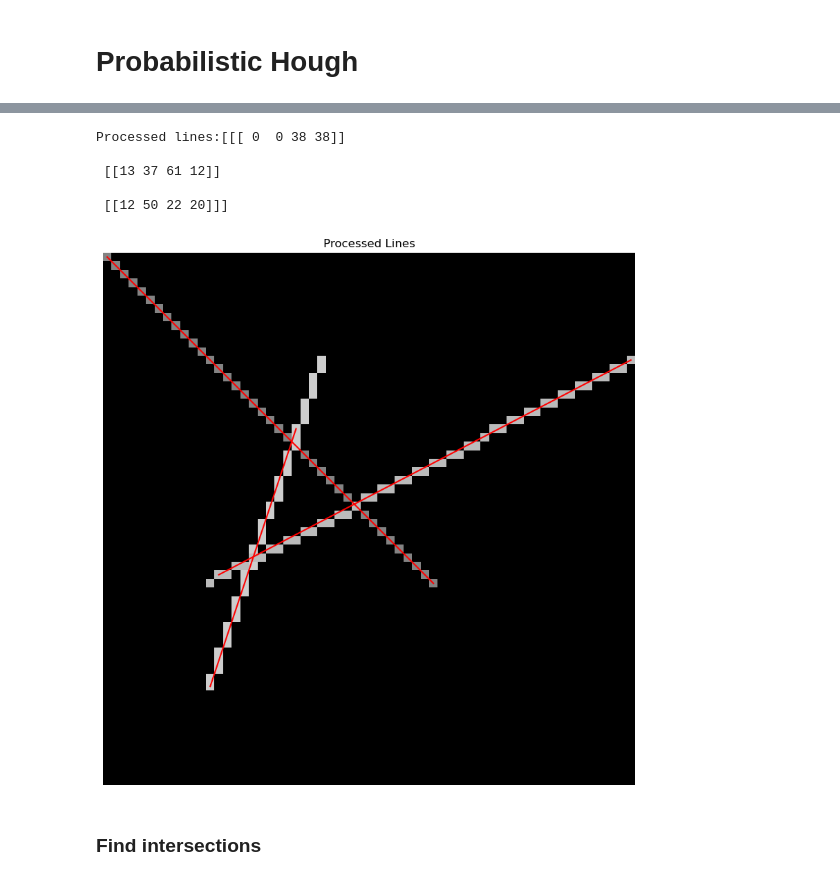
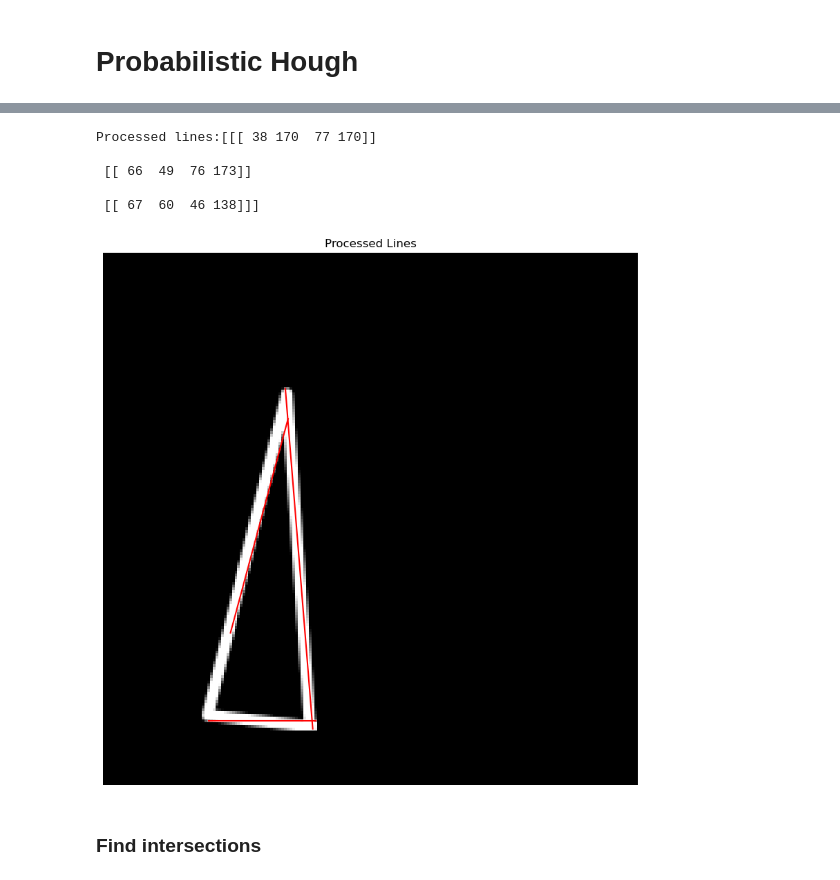
Before and after one commit to NaturalAGI-Lab/NaturalAGI, a Jupyter notebook: src/shapes_detector.ipynb, the cells around one changed output, grey strips where cells are left out. Drawn from its saved outputs; the diff is of its cells as text; code cells hidden in the pictures.

```diff
--- a/src/shapes_detector.ipynb
+++ b/src/shapes_detector.ipynb
@@ -163,7 +163,7 @@ import numpy as np
 import cv2
 from matplotlib import pyplot as plt
 
-image = cv2.imread(f'../output/{image_name}_comp_inv.png', 0) #Fails if uses as-is due to bright background.
+image = cv2.imread(f'../training_data/triangle_black_100x100_np_9.png', 0) #Fails if uses as-is due to bright background.
 #Also try lines2 to see how it only picks up straight lines
 #Invert images to show black background
 # image = ~image  #Invert the image (only if it had bright background that can confuse hough)
@@ -287,7 +287,7 @@ def detect_lines_and_intersections(image_path):
     return intersections
 
 # Usage example
-intersections = detect_lines_and_intersections(f'/Users/mlapin/Development/personal/NaturalAGI/tests/test-data/exported_img_comp.png')
+intersections = detect_lines_and_intersections(f'/Users/mlapin/Development/personal/NaturalAGI/training_data/triangle_black_100x100_np_9.png')
 print(intersections)
 # %% [output]
 TypeError: object of type 'NoneType' has no len()
@@ -299,7 +299,7 @@ from skimage.feature import canny
 from matplotlib import cm
 
 # Line finding using the Probabilistic Hough Transform
-image = cv2.imread(f'/Users/mlapin/Development/personal/NaturalAGI/tests/test-data/exported_img_comp.png', 0) #Fails if uses as-is due to bright background.
+image = cv2.imread(f'/Users/mlapin/Development/personal/NaturalAGI/training_data/triangle_black_100x100_np_9.png' , 0) #Fails if uses as-is due to bright background.
 edges = canny(image, sigma=1.0, low_threshold=10, high_threshold=20)
 lines = probabilistic_hough_line(image, threshold=10, line_length=2, line_gap=7)
 
@@ -588,7 +590,7 @@ Lines: [((48, 148), (93, 0)), ((79, 123), (0, 122)), ((48, 91), (50, 29)), ((46,
 # %%
 # image_name_to_detect = "square"
 image_name_to_detect = "triangle"
-image = cv2.imread(f"/Users/mlapin/Development/personal/NaturalAGI/tests/test-data/exported_img_comp.png")
+image = cv2.imread(f"/Users/mlapin/Development/personal/NaturalAGI/tests/test-data/triangle_black_100x100_np_9.png")
 image = cv2.cvtColor(image, cv2.COLOR_BGR2GRAY)
 
 # Generating figure 2
@@ -871,44 +873,44 @@ import matplotlib.pyplot as plt
 
 # Load your image here
 image_name_to_detect = "triangle_10"
-image = cv.imread(f"/Users/mlapin/Development/personal/NaturalAGI/tests/test-data/exported_img_comp.png")
+image = cv.imread(f"../training_data/triangle_black_100x100_np_0.png")
 
 # Convert the image to grayscale if it's not already
 if len(image.shape) == 3:
     gray = cv.cvtColor(image, cv.COLOR_BGR2GRAY)
 else:
     gray = image
 
 # Detect lines using Hough Transform
-lines = cv2.HoughLinesP(gray, 1, np.pi / 180, threshold=20, lines=None, minLineLength=5, maxLineGap=5)
+lines = cv2.HoughLinesP(gray, 1, np.pi / 180, threshold=15, lines=None, minLineLength=5, maxLineGap=1)
 
 if lines is None:
     print('No lines detected')
 else:
     # Initialize HoughBundler
-    bundler = HoughBundler(min_distance=3, min_angle=10)
+    bundler = HoughBundler(min_distance=10, min_angle=10)
 
     # Process lines
     processed_lines = bundler.process_lines(lines)
     print(f"Processed lines:{processed_lines}")
 
     # Plotting
     plt.figure(figsize=(10, 10))
     plt.imshow(cv.cvtColor(image, cv.COLOR_BGR2RGB))  # Convert to RGB for matplotlib
     for line in processed_lines:
         x1, y1, x2, y2 = line[0]
         plt.plot([x1, x2], [y1, y2], 'r')
 
     plt.title('Processed Lines')
     plt.axis('off')
     plt.show()
 # %% [output]
-Processed lines:[[[ 0  0 38 38]]
+Processed lines:[[[ 38 170  77 170]]
 
- [[13 37 61 12]]
+ [[ 66  49  76 173]]
 
- [[12 50 22 20]]]
+ [[ 67  60  46 138]]]
-[figure, old version]
+[figure, new version]
 # %% [markdown]
 ### Find intersections
 # %%
```
Also changed, not shown: parts of 9 cells of this notebook, 13 other files.
